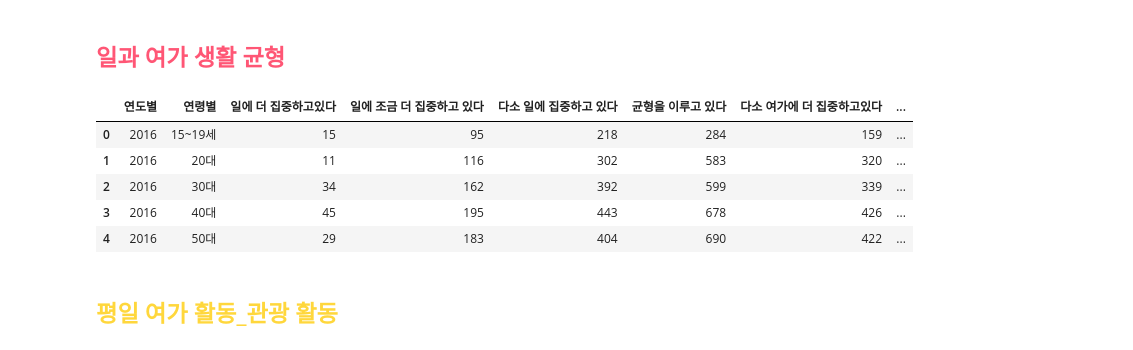
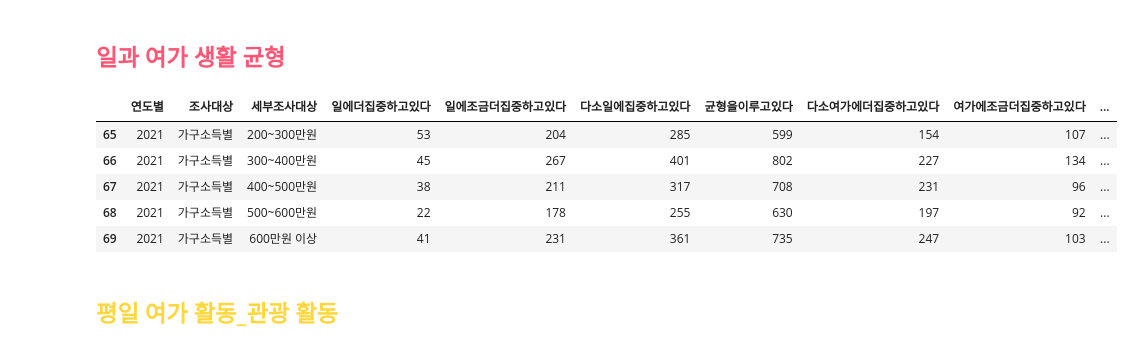
Before and after one commit to nyeokinyeoki/Toy-Projects-with-Tableau, a Jupyter notebook: Side_pro_leis.ipynb, the cells around one changed output. Cells and saved outputs as stored; diff of their text form; code cells hidden in the pictures.

```diff
--- a/Side_pro_leis.ipynb
+++ b/Side_pro_leis.ipynb
@@ -8,9 +10,9 @@ warnings.filterwarnings("ignore")
 # %%
-def leisure_pretreat(dframe, turnOnAvg=0, choice_yr=None) :
+def leisure_pretreat(dframe, turnOnAvg=0, choice_yr=None, input_cat=None) :
 
     """
 
-    Ver. 5
+    Ver. 7
 
     여가 관련 통계조사 전처리 함수입니다.
 
@@ -24,7 +26,11 @@ def leisure_pretreat(dframe, turnOnAvg=0, choice_yr=None) :
 
     'choice_yr' 파라미터에 연도를 입력하면, 해당 연도 이상의 컬럼만 반환합니다.
 
-    3. (Ver. 4 -> Ver. 5 : 행 인덱스를 reset_index 했습니다.
+    3. (Ver. 4 -> Ver. 5 : 행 인덱스를 reset_index)
+
+    4. (Ver. 5 -> Ver. 6 : 카테고리와 세부 카테고리로 나눔)
+
+    5. (Ver. 6 -> Ver. 7 : 여가 종류를 하나의 카테고리로 묶음)
 
     -------------------------------------------------------------------------------
 
@@ -66,6 +72,7 @@ def leisure_pretreat(dframe, turnOnAvg=0, choice_yr=None) :
         globals()[df_name] = globals()[df_name].drop("표본수",axis=1)  # 합계 부분 삭제
         globals()[df_name].iloc[:,2:] = globals()[df_name].iloc[:,2:].astype(int)
 
+        # 평균 컬럼을 보기 원한다면
         if turnOnAvg == 1 :
             globals()[df_name] = pd.concat([globals()[df_name], col_avg], axis=1)
 
@@ -74,12 +81,16 @@ def leisure_pretreat(dframe, turnOnAvg=0, choice_yr=None) :
             df_name_c1 = "DataFrame_" + str(yr) + cat1
             globals()[df_name_c1] = globals()[df_name][globals()[df_name]["통계분류(1)"]==cat1].iloc[:,1:]
             globals()[df_name_c1].insert(0, "연도별", yr)
-            globals()[df_name_c1].rename({"통계분류(2)":cat1},axis=1,inplace=True)
+            globals()[df_name_c1].rename({"통계분류(2)":"세부 조사대상"},axis=1,inplace=True)
+            globals()[df_name_c1].insert(1, "조사대상", cat1)
+
+            if input_cat :
+                globals()[df_name_c1].insert(1, "여가 종류", input_cat)
 
             if cat1 == category[0] :
-                conc_list_age.append(globals()[df_name_c1])
+                conc_list_age.append(globals()[df_name_c1])     # 연령별과 같으면
             else :
-                conc_list_inc.append(globals()[df_name_c1])
+                conc_list_inc.append(globals()[df_name_c1])     # 수입과 같으면
 
     df1 = pd.concat(conc_list_age, axis=0)
     df2 = pd.concat(conc_list_inc, axis=0)
@@ -87,7 +98,10 @@ def leisure_pretreat(dframe, turnOnAvg=0, choice_yr=None) :
     df1.fillna(0, axis=1, inplace=True)
     df2.fillna(0, axis=1, inplace=True)
 
+    # 연령과 수입을 join
+    df_conc = pd.concat([df1, df2], axis=0)
+    df_conc.reset_index(drop=True, inplace=True)   #원래 있던 인덱스를 컬럼으로 만들지 않고 버림
 
-    df1.reset_index(drop=True, inplace=True)
-    df2.reset_index(drop=True, inplace=True)
-    return df1, df2
+    df_conc = df_conc.rename(columns=lambda x: x.replace(" ",""))
+
+    return df_conc
@@ -230,17 +204,17 @@ print(lev_happiness_inc.tail())
 
 ## <font color="#FF5675"> 일과 여가 생활 균형 </font>
 # %%
-leisure = pd.read_csv("G:/내 드라이브/취미/일과_여가생활_간_균형_20230510094439.csv", encoding='cp949')
+leisure_bal = pd.read_csv("G:/내 드라이브/취미/일과_여가생활_간_균형_20230510094439.csv", encoding='cp949')
 # %%
-A, B = leisure_pretreat(leisure)
-A.head()
+leisure_bal = leisure_pretreat(leisure_bal)
+leisure_bal.tail()
 # %% [output]
-|  | 연도별 | 연령별 | 일에 더 집중하고있다 | 일에 조금 더 집중하고 있다 | 다소 일에 집중하고 있다 | 균형을 이루고 있다 | 다소 여가에 더 집중하고있다 | ... |
-| 0 | 2016 | 15~19세 | 15 | 95 | 218 | 284 | 159 | ... |
-| 1 | 2016 | 20대 | 11 | 116 | 302 | 583 | 320 | ... |
-| 2 | 2016 | 30대 | 34 | 162 | 392 | 599 | 339 | ... |
-| 3 | 2016 | 40대 | 45 | 195 | 443 | 678 | 426 | ... |
-| 4 | 2016 | 50대 | 29 | 183 | 404 | 690 | 422 | ... |
+|  | 연도별 | 조사대상 | 세부조사대상 | 일에더집중하고있다 | 일에조금더집중하고있다 | 다소일에집중하고있다 | 균형을이루고있다 | 다소여가에더집중하고있다 | 여가에조금더집중하고있다 | ... |
+| 65 | 2021 | 가구소득별 | 200~300만원 | 53 | 204 | 285 | 599 | 154 | 107 | ... |
+| 66 | 2021 | 가구소득별 | 300~400만원 | 45 | 267 | 401 | 802 | 227 | 134 | ... |
+| 67 | 2021 | 가구소득별 | 400~500만원 | 38 | 211 | 317 | 708 | 231 | 96 | ... |
+| 68 | 2021 | 가구소득별 | 500~600만원 | 22 | 178 | 255 | 630 | 197 | 92 | ... |
+| 69 | 2021 | 가구소득별 | 600만원 이상 | 41 | 231 | 361 | 735 | 247 | 103 | ... |
 # %% [markdown]
 ## <font color="#FFD73C"> 평일 여가 활동_관광 활동 </font>
 # %%
```
Also changed, not shown: parts of 38 cells of this notebook, 2 other files.
